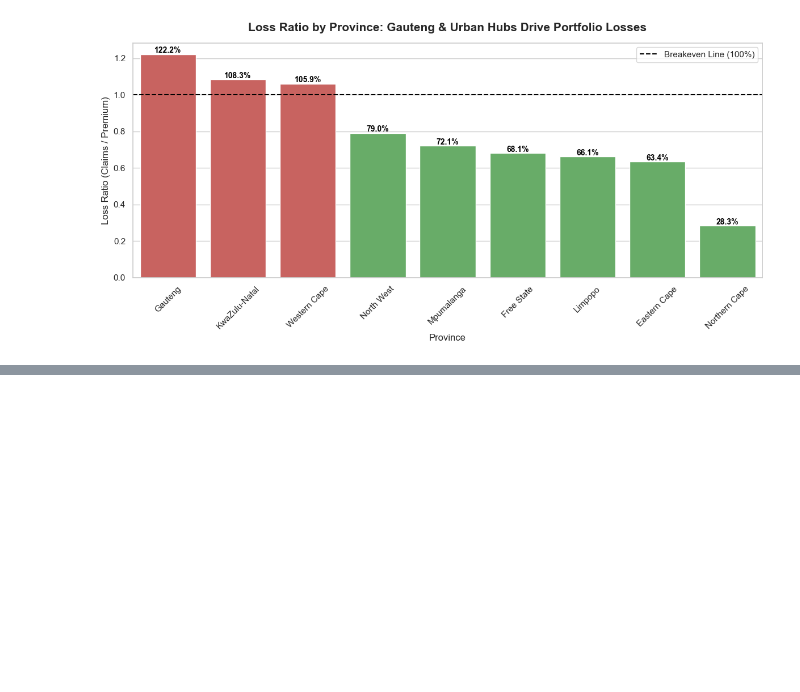
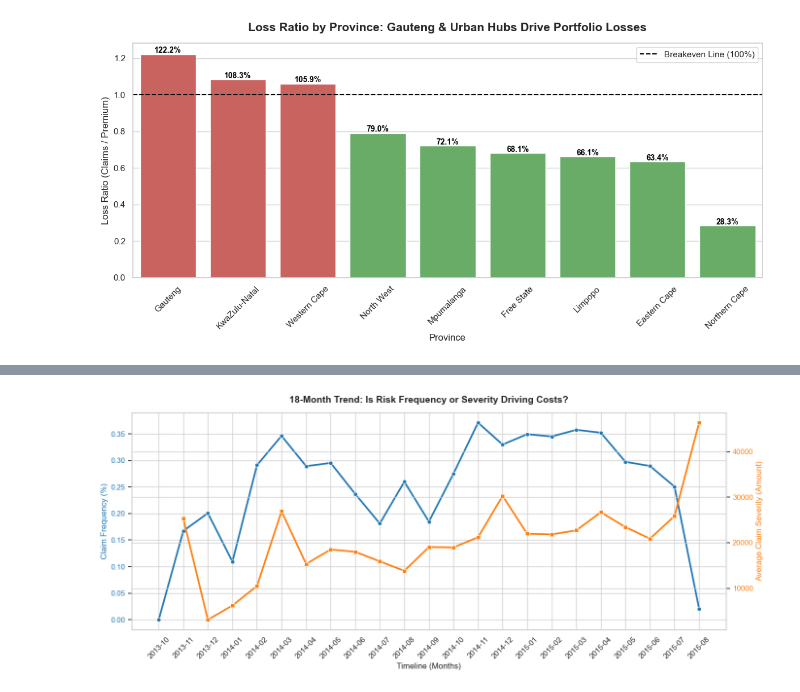
Before and after one commit to Elsh41/Insurance-Risk-Analytics, a Jupyter notebook: notebooks/01_eda.ipynb, the cells around one changed output, grey strips where cells are left out. Drawn from its saved outputs; the diff is of its cells as text; code cells hidden in the pictures; blank space fills up the shorter version.

```diff
--- a/notebooks/01_eda.ipynb
+++ b/notebooks/01_eda.ipynb
@@ -118,0 +151,30 @@ plt.show()
+# %%
+# Calculate trends
+# Update this cell in your notebook
+from src.eda_utils import check_data_quality, calculate_loss_ratio, plot_financial_distributions, calculate_temporal_trends
+
+temporal_df = calculate_temporal_trends(df)
+
+# Plotting the 18-Month Risk Drift
+fig, ax1 = plt.subplots(figsize=(14, 6))
+
+# Axis 1: Claim Frequency Line
+color = '#1f77b4'
+ax1.set_xlabel('Timeline (Months)', fontsize=12)
+ax1.set_ylabel('Claim Frequency (%)', color=color, fontsize=12)
+sns.lineplot(data=temporal_df, x='TimePeriod', y='Claim_Frequency_(%)', ax=ax1, color=color, marker='o', linewidth=2.5)
+ax1.tick_params(axis='y', labelcolor=color)
+ax1.set_xticklabels(temporal_df['TimePeriod'], rotation=45)
+
+# Axis 2: Share the same x-axis for Claim Severity
+ax2 = ax1.twinx()
+color = '#ff7f0e'
+ax2.set_ylabel('Average Claim Severity (Amount)', color=color, fontsize=12)
+sns.lineplot(data=temporal_df, x='TimePeriod', y='Avg_Claim_Severity', ax=ax2, color=color, marker='s', linewidth=2.5)
+ax2.tick_params(axis='y', labelcolor=color)
+
+plt.title('18-Month Trend: Is Risk Frequency or Severity Driving Costs?', fontsize=14, fontweight='bold', pad=15)
+fig.tight_layout()
+plt.show()
+# %% [output]
+[figure, added]
```
Also changed, not shown: parts of 3 cells of this notebook, 1 other file.
